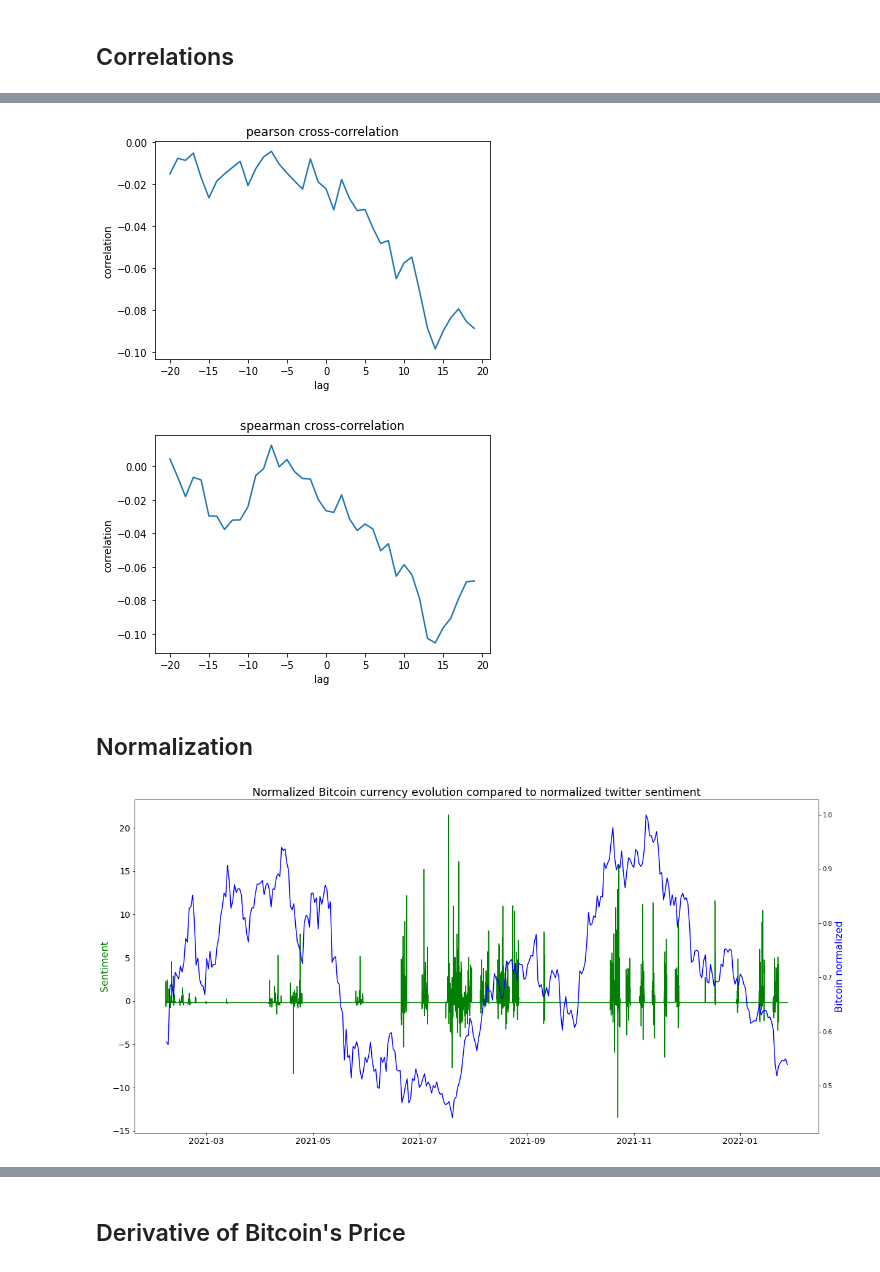
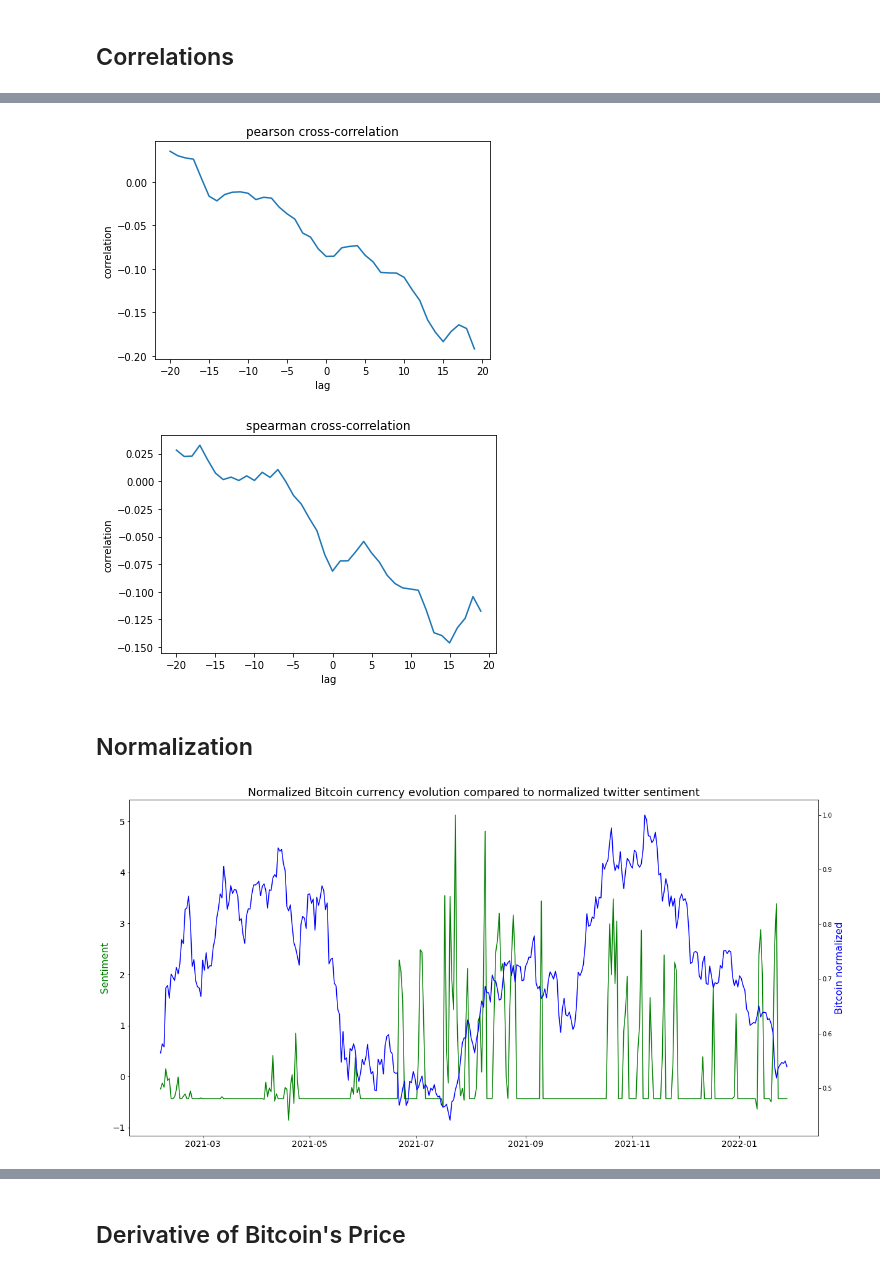
Before and after one commit to hugopobil/tfm_hugopobil, a Jupyter notebook: scratches/bitcoin_price_analysis_kaggle/03_bitcoint_price.ipynb, the cells around one changed output, grey strips where cells are left out. Cells and saved outputs as stored; diff of their text form; code cells hidden in the pictures.

```diff
--- a/scratches/bitcoin_price_analysis_kaggle/03_bitcoint_price.ipynb
+++ b/scratches/bitcoin_price_analysis_kaggle/03_bitcoint_price.ipynb
@@ -19,7 +19,7 @@ btc.head()
 | 3 | 2014-09-20 | 394.673004 | 423.295990 | 389.882996 | 408.903992 | 408.903992 | 36863600 |
 | 4 | 2014-09-21 | 408.084991 | 412.425995 | 393.181000 | 398.821014 | 398.821014 | 26580100 |
 # %%
-tweets = pd.read_csv(f'{directory}data/tweets_scores.csv', low_memory=False)
+tweets = pd.read_csv(f'{directory}/data/tweets_scores.csv', low_memory=False)
 # %%
 btc.Date = pd.to_datetime(btc.Date)
 # %%
@@ -32,7 +32,7 @@ tweets = tweets.drop_duplicates()
 tweets['date'] = pd.to_datetime(tweets['date'])
 tweets.index = tweets['date']
 # %%
-tweets_grouped = tweets.resample('1h').sum()
+tweets_grouped = tweets.resample('1D').sum()
 # %%
 btc_usd = btc.copy()
 btc_usd['Date'] = pd.to_datetime(btc_usd['Date'], unit='s')
@@ -85,36 +85,35 @@ plot_correlation(tweets = tweets_grouped,
                  bitcoin = btc_usd_grouped,
                  method = 'pearson')
 # %% [output]
-[figure, old version]
+[figure, new version]
 # %%
 plot_correlation(tweets = tweets_grouped,
                  bitcoin = btc_usd_grouped,
                  method = 'spearman')
 # %% [output]
-[figure, old version]
+[figure, new version]
 # %% [markdown]
 ## Normalization
 # %%
 min_max_scaler = preprocessing.StandardScaler()
 score_scaled = min_max_scaler.fit_transform(tweets_grouped['score'].values.reshape(-1, 1))
 
 tweets_grouped['normalized_score'] = score_scaled
-crypto_used_grouped_scaled = btc_usd_grouped / \
-                             max(btc_usd_grouped.max(), abs(btc_usd_grouped.min()))
+crypto_used_grouped_scaled = btc_usd_grouped / max(btc_usd_grouped.max(), abs(btc_usd_grouped.min()))
 
 fig, ax1 = plt.subplots(figsize=(20, 10))
 ax1.set_title("Normalized Bitcoin currency evolution compared to normalized twitter sentiment", fontsize=18)
 ax1.tick_params(labelsize=14)
 
 ax2 = ax1.twinx()
 ax1.plot_date(tweets_grouped.index, tweets_grouped['normalized_score'], 'g-')
 ax2.plot_date(btc_usd_grouped.index, crypto_used_grouped_scaled, 'b-')
 
 ax1.set_ylabel("Sentiment", color='g', fontsize=16)
 ax2.set_ylabel("Bitcoin normalized", color='b', fontsize=16)
 plt.show()
 # %% [output]
-[figure, old version]
+[figure, new version]
 # %%
 xcov = [crosscorr(detax=tweets_grouped,
                   detay=btc_usd_grouped,
```
Also changed, not shown: parts of 5 cells of this notebook, 3 other files.
